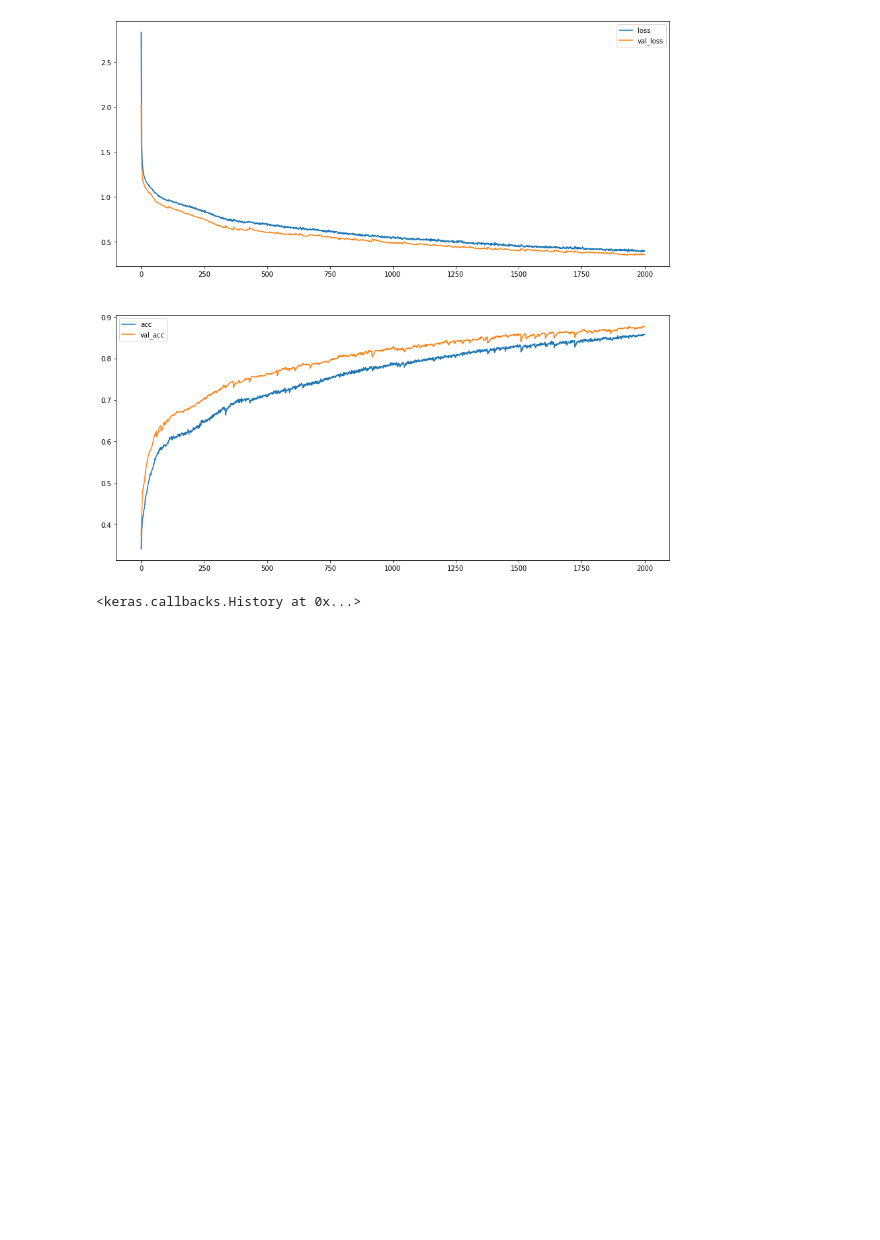
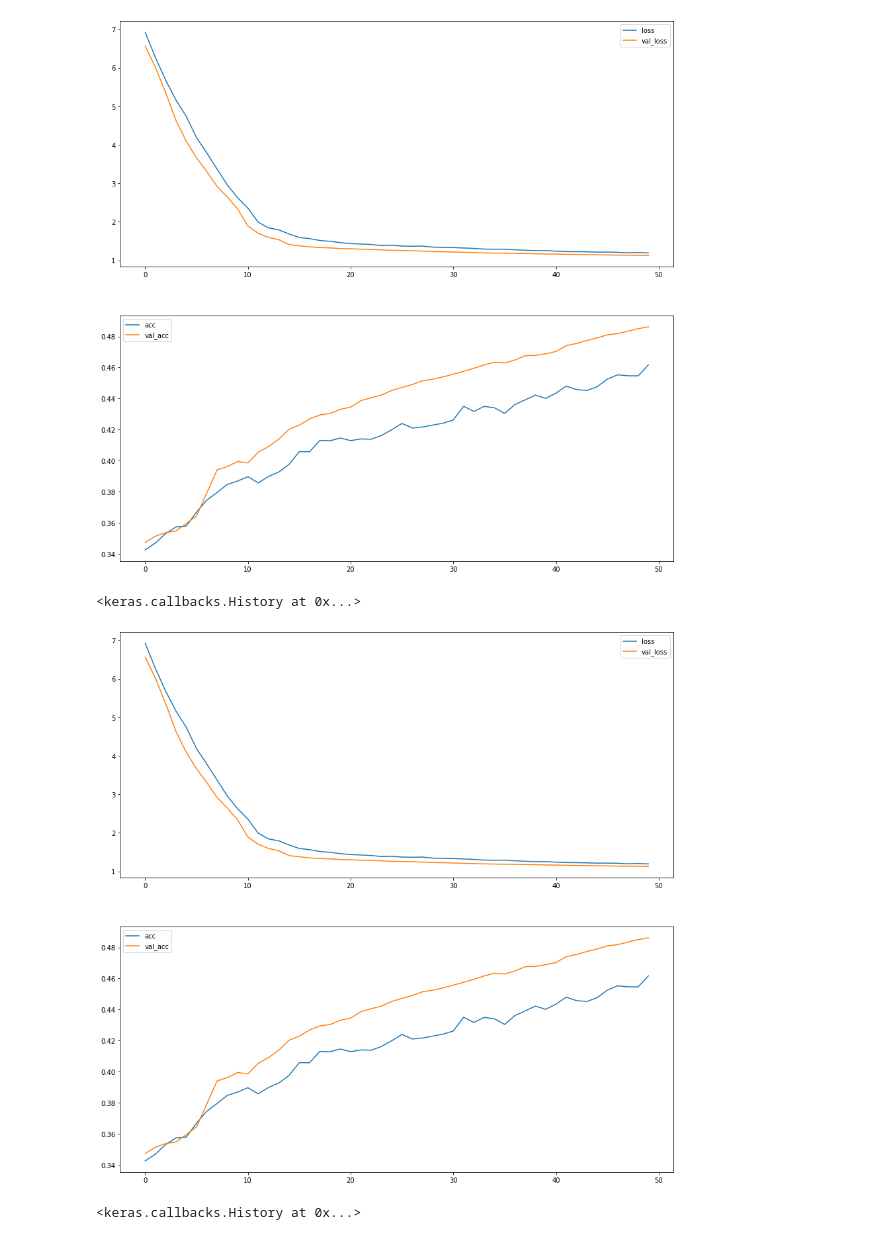
Before and after one commit to ietheredge/ASAB-2019-MLWS, a Jupyter notebook: 1-SupervisedLearning-MLWS-ASAB2019-MPIAB.ipynb, the cells around one changed output. Saved outputs shown, nothing was run; the diff lists cells and outputs as text; code cells hidden in the pictures; blank space fills up the shorter version.

```diff
--- a/1-SupervisedLearning-MLWS-ASAB2019-MPIAB.ipynb
+++ b/1-SupervisedLearning-MLWS-ASAB2019-MPIAB.ipynb
@@ -142,39 +50,3 @@ print(_, counts)
-# %%
-# to utils
-def pool_1D(inputs, filters, kernel_size=3):
-    conv = Conv1D(filters, (kernel_size), padding='same')(inputs)
-    conv = Activation('relu')(conv)
-    conv = Dropout(0.2)(conv)
-    conv = AveragePooling1D()(conv)
-    return conv
-
-def upsample_1D(inputs, residual, filters, kernel_size=3):
-    conv = Conv1D(filters, (kernel_size), padding='same')(inputs)
-    residual = Conv1D(filters, (1))(residual)
-    conv = Add()([conv,residual])
-    conv = Activation('relu')(conv)
-    conv = UpSampling1D()(conv)
-    return conv
-
-def build_hourglass_model(input_shape, conv_filter_size=3, conv_kernel_size=3, n_pooling_upsampling_steps=1, n_stacks=1, n_classes=4):
-    input_layer = Input(shape=input_shape, name='input')
-    x = pool_1D(input_layer, conv_filter_size)
-    res1 = x
-    outputs = []
-
-    for n in range(n_stacks):
-        for idx in range(n_pooling_upsampling_steps):
-            x = pool_1D(x, conv_filter_size*(idx+1), kernel_size=conv_kernel_size)
-            outputs.append(x)
-
-        for idx in range(n_pooling_upsampling_steps):
-            x = upsample_1D(x, outputs[-(idx+1)], conv_filter_size*(n_pooling_upsampling_steps-idx), kernel_size=conv_kernel_size)
-
-    x = upsample_1D(x, res1,  conv_filter_size)
-    x = Conv1D(n_classes, (conv_kernel_size), padding='same')(x)
-    x = Activation('relu')(x)
-    model = Model(input_layer, x)
-    return model
 # %%
 ### data
 features = preprocessing.scale(tracked_features)
@@ -191,7 +63,7 @@ X_train, Y_train = evenly_subsample_features(
     n_features=features.shape[1],
 )
 
-### model
+### model parameters
 conv_filter_size=128
 conv_kernel_size=1
 n_pooling_upsampling_steps=1
@@ -206,33 +78,39 @@ hourglass_model = build_hourglass_model(
     n_pooling_upsampling_steps=n_pooling_upsampling_steps,
     n_stacks=n_stacks,
     n_classes=Y_train.shape[2])
 
 loss = 'categorical_crossentropy'
 optimizer = Adam(lr=1e-5)
 metrics = ['accuracy']
 
 hourglass_model.compile(
     loss=loss,
     optimizer=optimizer,
     metrics=metrics)
 
 hourglass_model.summary()
 
 ### training
 batch_size = 64
 validation_split = 0.2
-n_epochs = 2000
+n_epochs = 50
 
+# loss ploting function
+plot_losses = PlotLosses()
+
+# fit
 hourglass_model.fit(
     X_train,
     Y_train,
     validation_split=validation_split,
     batch_size=batch_size,
     epochs=n_epochs,
     shuffle=True,
     callbacks=[plot_losses],
     verbose=0
             )
 # %% [output]
-[figure, old version]
+[figure, new version]
 <keras.callbacks.History at 0x...>
+[figure, added]
+<keras.callbacks.History at 0x...>
```
Also changed, not shown: parts of 27 cells of this notebook, 2 other files.
